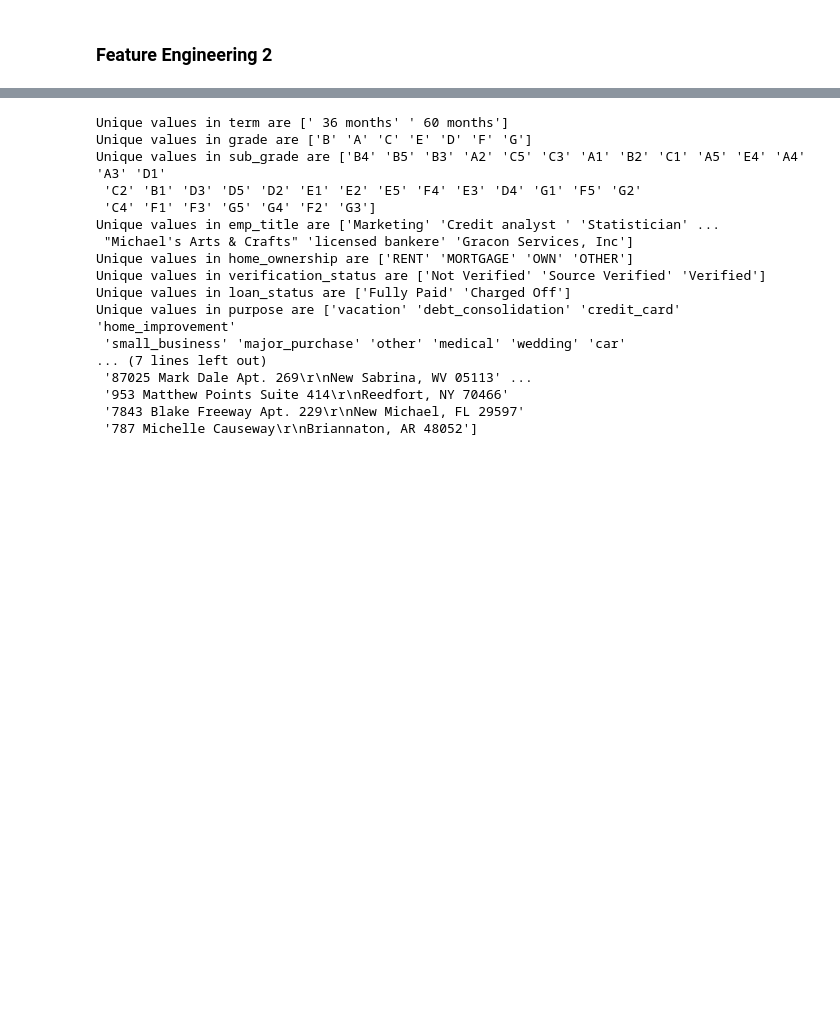
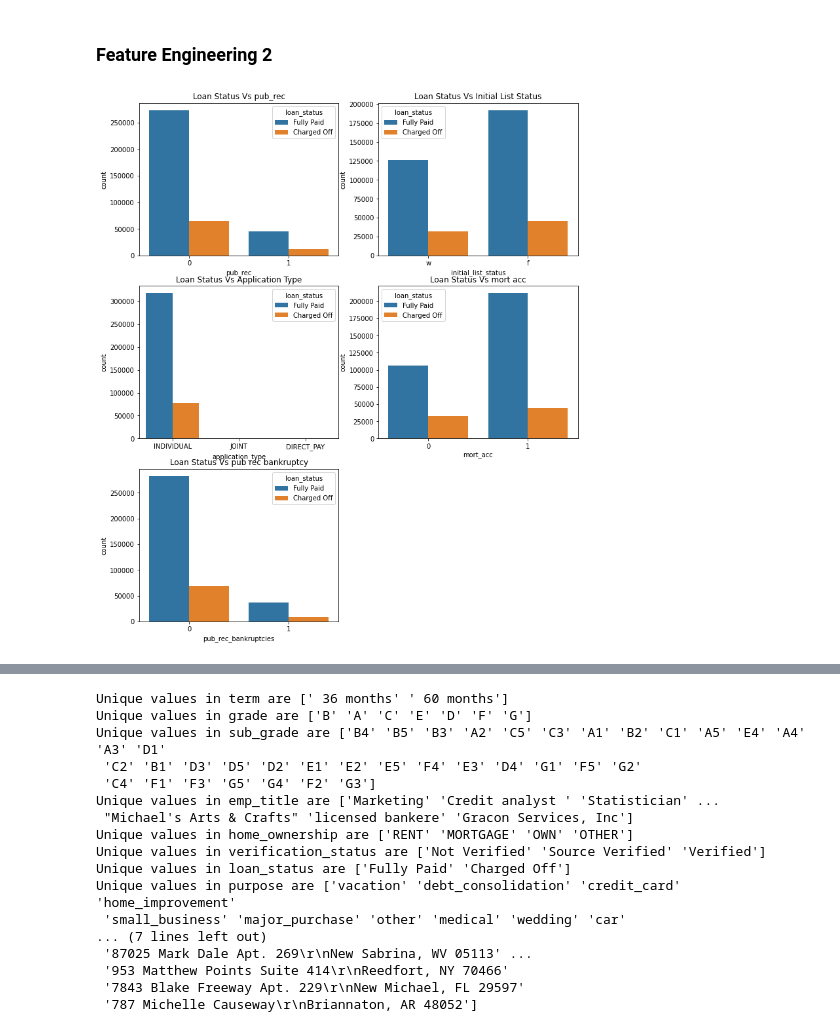
Before and after one commit to pkmariya/Scaler01, a Jupyter notebook: LoanTap_CaseStudy_Mariya_DSMLJune22.ipynb, the cells around one changed output, grey strips where cells are left out. Saved outputs shown, nothing was run; the diff lists cells and outputs as text; code cells hidden in the pictures; blank space fills up the shorter version.

```diff
--- a/LoanTap_CaseStudy_Mariya_DSMLJune22.ipynb
+++ b/LoanTap_CaseStudy_Mariya_DSMLJune22.ipynb
@@ -506,0 +683,20 @@ work_df['pub_rec_bankruptcies'] = work_df.pub_rec_bankruptcies.apply(pub_rec_ban
+# %%
+plt.figure(figsize=(12, 30))
+plt.subplot(6, 2, 1)
+sns.countplot(x='pub_rec', data=work_df, hue='loan_status')
+plt.title("Loan Status Vs pub_rec")
+plt.subplot(6, 2, 2)
+sns.countplot(x='initial_list_status', data=work_df, hue='loan_status')
+plt.title("Loan Status Vs Initial List Status")
+plt.subplot(6, 2, 3)
+sns.countplot(x='application_type', data=work_df, hue='loan_status')
+plt.title("Loan Status Vs Application Type")
+plt.subplot(6, 2, 4)
+sns.countplot(x='mort_acc', data=work_df, hue='loan_status')
+plt.title("Loan Status Vs mort acc")
+plt.subplot(6, 2, 5)
+sns.countplot(x='pub_rec_bankruptcies', data=work_df, hue='loan_status')
+plt.title("Loan Status Vs pub rec bankruptcy")
+plt.show()
+# %% [output]
+[figure, added]
```
Also changed, not shown: parts of 42 cells of this notebook.
